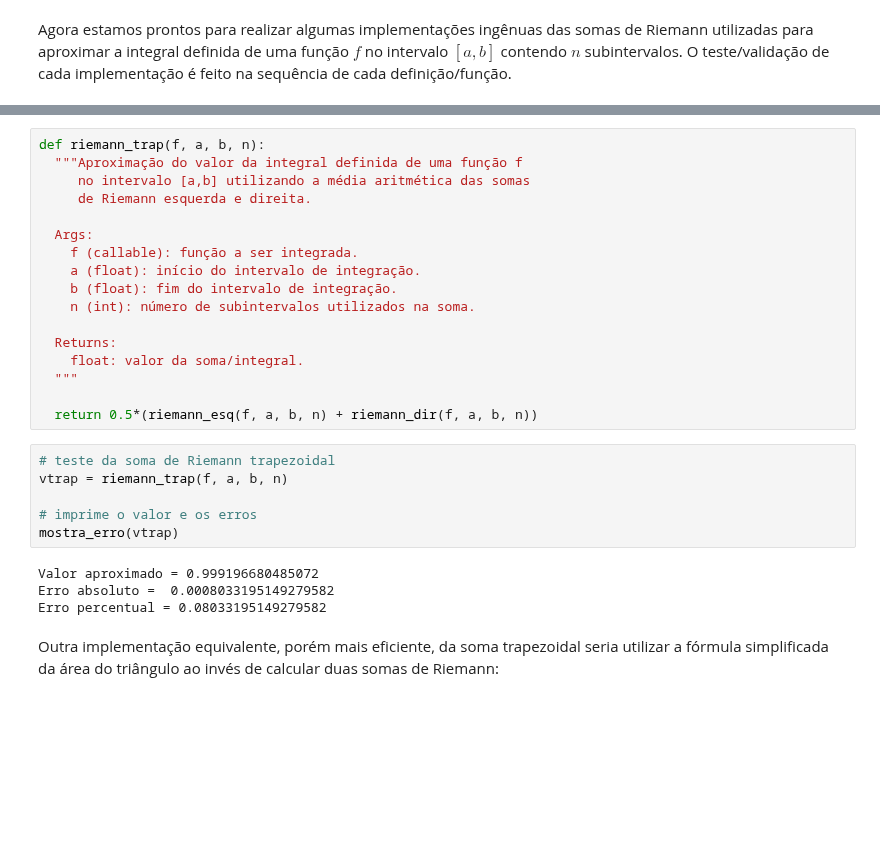
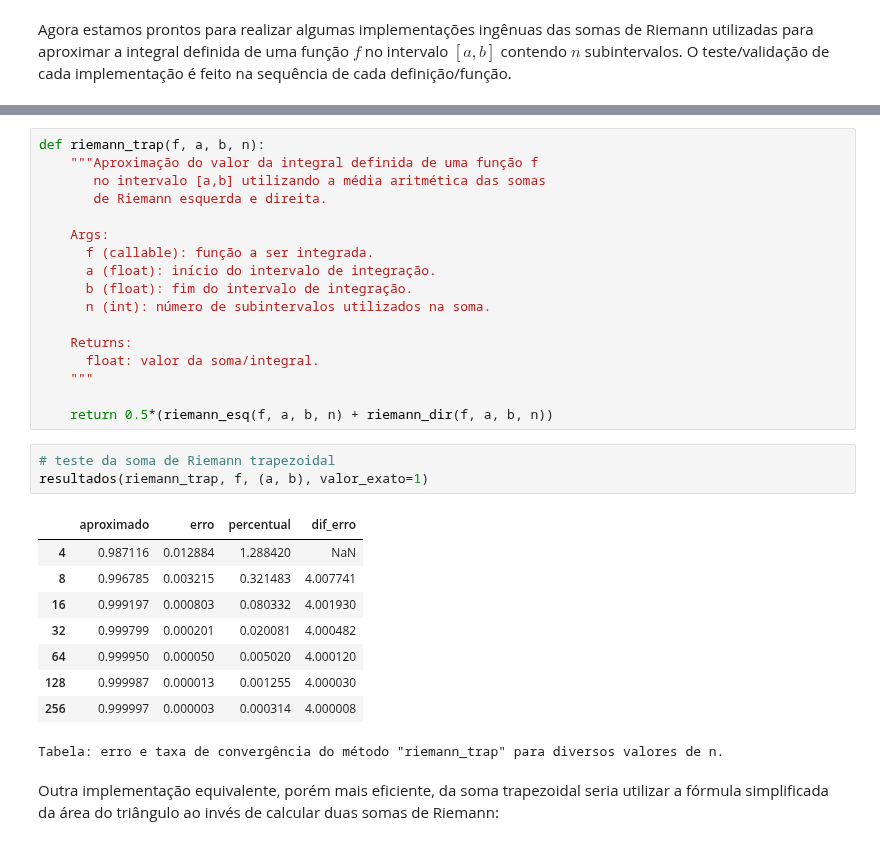
Before and after one commit to bgeneto/MCA, a Jupyter notebook: notebooks/mca07.ipynb, the cells around one changed output, grey strips where cells are left out. Drawn from its saved outputs; the diff is of its cells as text; blank space fills up the shorter version.

```diff
--- a/notebooks/mca07.ipynb
+++ b/notebooks/mca07.ipynb
@@ -344,30 +374,33 @@ Erro percentual = 0.040170815496520795
 # %%
 def riemann_trap(f, a, b, n):
-  """Aproximação do valor da integral definida de uma função f
-     no intervalo [a,b] utilizando a média aritmética das somas
-     de Riemann esquerda e direita.
+    """Aproximação do valor da integral definida de uma função f
+       no intervalo [a,b] utilizando a média aritmética das somas
+       de Riemann esquerda e direita.
 
-  Args:
-    f (callable): função a ser integrada.
-    a (float): início do intervalo de integração.
-    b (float): fim do intervalo de integração.
-    n (int): número de subintervalos utilizados na soma.
+    Args:
+      f (callable): função a ser integrada.
+      a (float): início do intervalo de integração.
+      b (float): fim do intervalo de integração.
+      n (int): número de subintervalos utilizados na soma.
 
-  Returns:
-    float: valor da soma/integral.
-  """
+    Returns:
+      float: valor da soma/integral.
+    """
 
-  return 0.5*(riemann_esq(f, a, b, n) + riemann_dir(f, a, b, n))
+    return 0.5*(riemann_esq(f, a, b, n) + riemann_dir(f, a, b, n))
 # %%
 # teste da soma de Riemann trapezoidal
-vtrap = riemann_trap(f, a, b, n)
-
-# imprime o valor e os erros
-mostra_erro(vtrap)
+resultados(riemann_trap, f, (a, b), valor_exato=1)
 # %% [output]
+|  | aproximado | erro | percentual | dif_erro |
+| 4 | 0.987116 | 0.012884 | 1.288420 | NaN |
+| 8 | 0.996785 | 0.003215 | 0.321483 | 4.007741 |
+| 16 | 0.999197 | 0.000803 | 0.080332 | 4.001930 |
+| 32 | 0.999799 | 0.000201 | 0.020081 | 4.000482 |
+| 64 | 0.999950 | 0.000050 | 0.005020 | 4.000120 |
+| 128 | 0.999987 | 0.000013 | 0.001255 | 4.000030 |
+| 256 | 0.999997 | 0.000003 | 0.000314 | 4.000008 |
-Valor aproximado = 0.999196680485072
-Erro absoluto =  0.0008033195149279582
-Erro percentual = 0.08033195149279582
+Tabela: erro e taxa de convergência do método "riemann_trap" para diversos valores de n.
 # %% [markdown]
 Outra implementação equivalente, porém mais eficiente, da soma trapezoidal seria utilizar a fórmula simplificada da área do triângulo ao invés de calcular duas somas de Riemann:
 # %%
```
Also changed, not shown: parts of 34 cells of this notebook.
